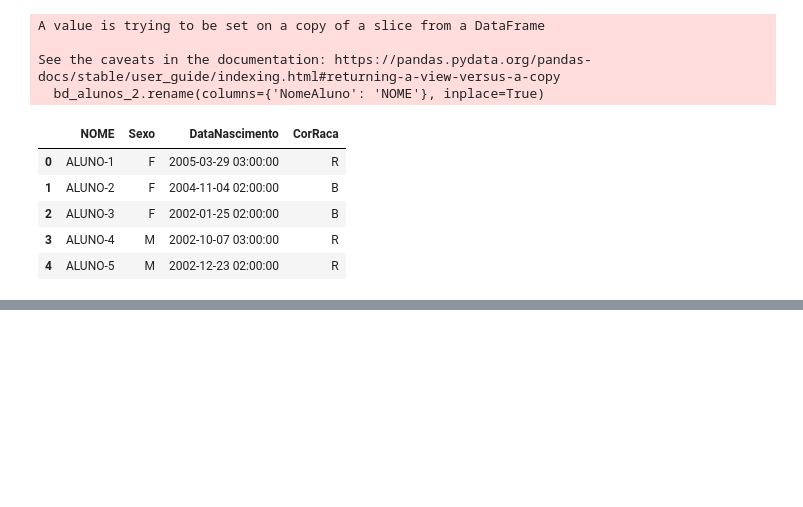
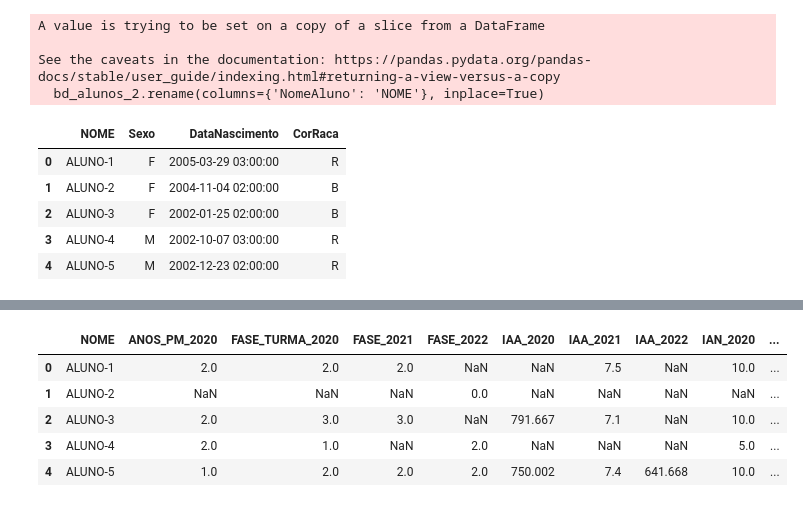
Before and after one commit to WRogoski/Tech_5, a Jupyter notebook: PassosMagicos_grupo1.ipynb, the cells around one changed output, grey strips where cells are left out. Saved outputs shown, nothing was run; the diff lists cells and outputs as text; code cells hidden in the pictures; blank space fills up the shorter version.

```diff
--- a/PassosMagicos_grupo1.ipynb
+++ b/PassosMagicos_grupo1.ipynb
@@ -180,0 +216,11 @@ df_3.head()
+# %%
+converter = ['ANOS_PM_2020','FASE_TURMA_2020','IAA_2020','IAA_2022','IAN_2020','IDA_2020','IDA_2022','IEG_2020','IEG_2022','INDE_2020','INDE_2021','INDE_2022','IPP_2020','IPP_2022','IPS_2020','IPV_2020','IPV_2022']
+# %%
+for col in converter:
+    try:
+        df_3[col] = pd.to_numeric(df_3[col], errors='coerce')
+    except:
+        pass
+
+# Verificando os tipos de dados após a conversão
+print(df_3.dtypes)
@@ -180,0 +245,11 @@ df_3.head()
+# %%
+df_3['DataNascimento'] = pd.to_datetime(df_3['DataNascimento'], errors='coerce')
+df_3['DataNascimento'] = df_3['DataNascimento'].dt.strftime('%d/%m/%Y')
+df_3.head()
+# %% [output]
+|  | NOME | ANOS_PM_2020 | FASE_TURMA_2020 | FASE_2021 | FASE_2022 | IAA_2020 | IAA_2021 | IAA_2022 | IAN_2020 | ... |
+| 0 | ALUNO-1 | 2.0 | 2.0 | 2.0 | NaN | NaN | 7.5 | NaN | 10.0 | ... |
+| 1 | ALUNO-2 | NaN | NaN | NaN | 0.0 | NaN | NaN | NaN | NaN | ... |
+| 2 | ALUNO-3 | 2.0 | 3.0 | 3.0 | NaN | 791.667 | 7.1 | NaN | 10.0 | ... |
+| 3 | ALUNO-4 | 2.0 | 1.0 | NaN | 2.0 | NaN | NaN | NaN | 5.0 | ... |
+| 4 | ALUNO-5 | 1.0 | 2.0 | 2.0 | 2.0 | 750.002 | 7.4 | 641.668 | 10.0 | ... |
```
Also changed, not shown: parts of 5 cells of this notebook.
